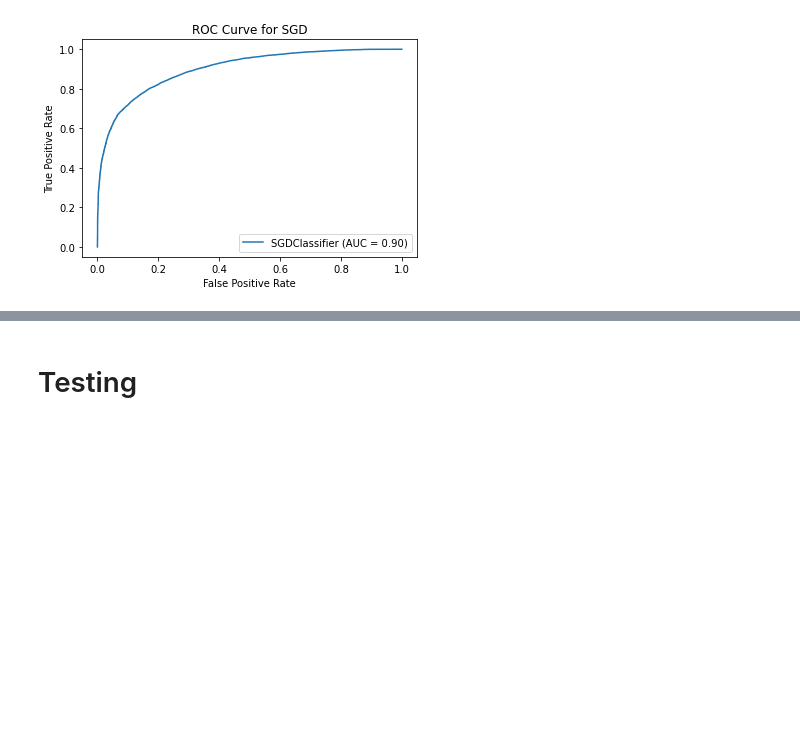
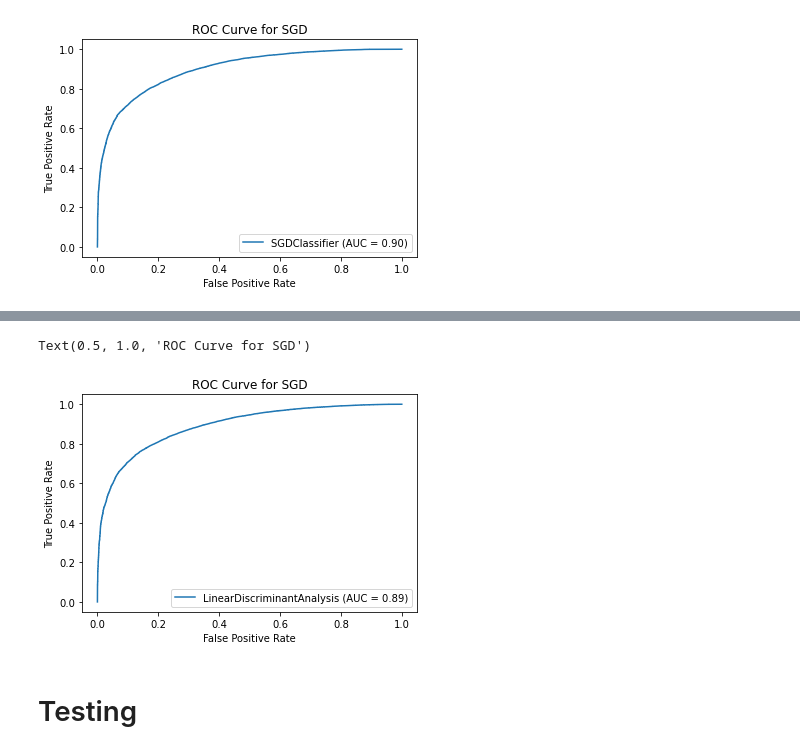
Before and after one commit to DrDubuPhD/AdultCensus_Classification, a Jupyter notebook: Artificial Intelligence Techniques Assignment.ipynb, the cells around one changed output, grey strips where cells are left out. Drawn from its saved outputs; the diff is of its cells as text; code cells hidden in the pictures; blank space fills up the shorter version.

```diff
--- a/Artificial Intelligence Techniques Assignment.ipynb
+++ b/Artificial Intelligence Techniques Assignment.ipynb
@@ -553,3 +558,8 @@ Text(0.5, 1.0, 'ROC Curve for SGD')
+# %%
+plot_roc_curve(lda_clf, X_train_complete, y_train_more50K).ax_.set_title('ROC Curve for SGD')
+# %% [output]
+Text(0.5, 1.0, 'ROC Curve for SGD')
+[figure, added]
 # %% [markdown]
 # Testing
 # %% [markdown]
```
Also changed, not shown: parts of 1 cell of this notebook.
